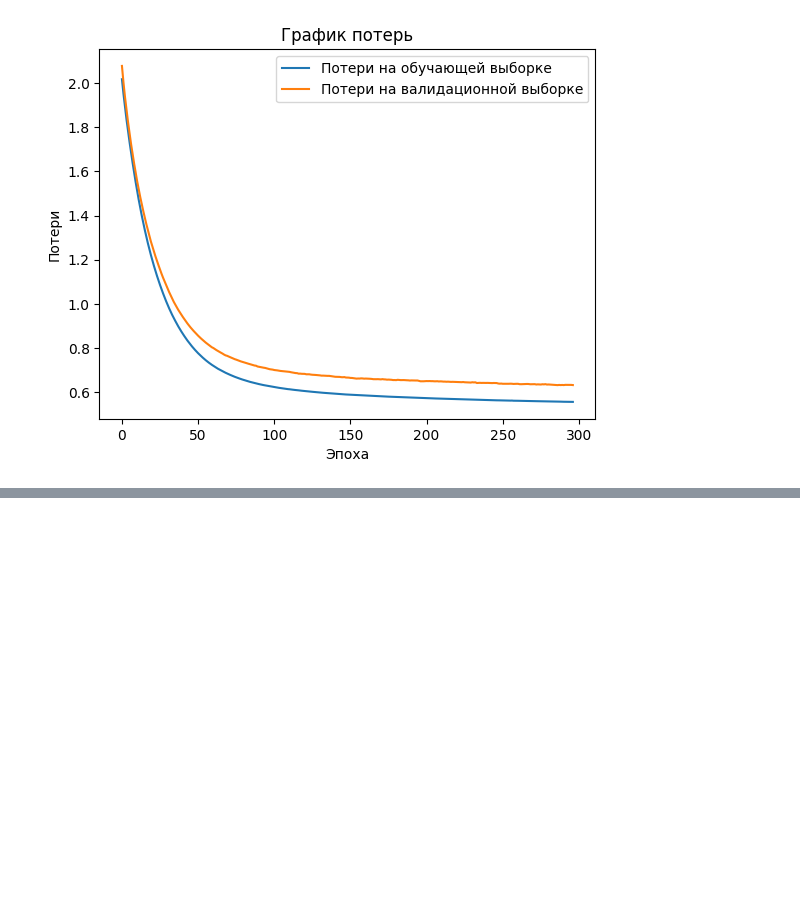
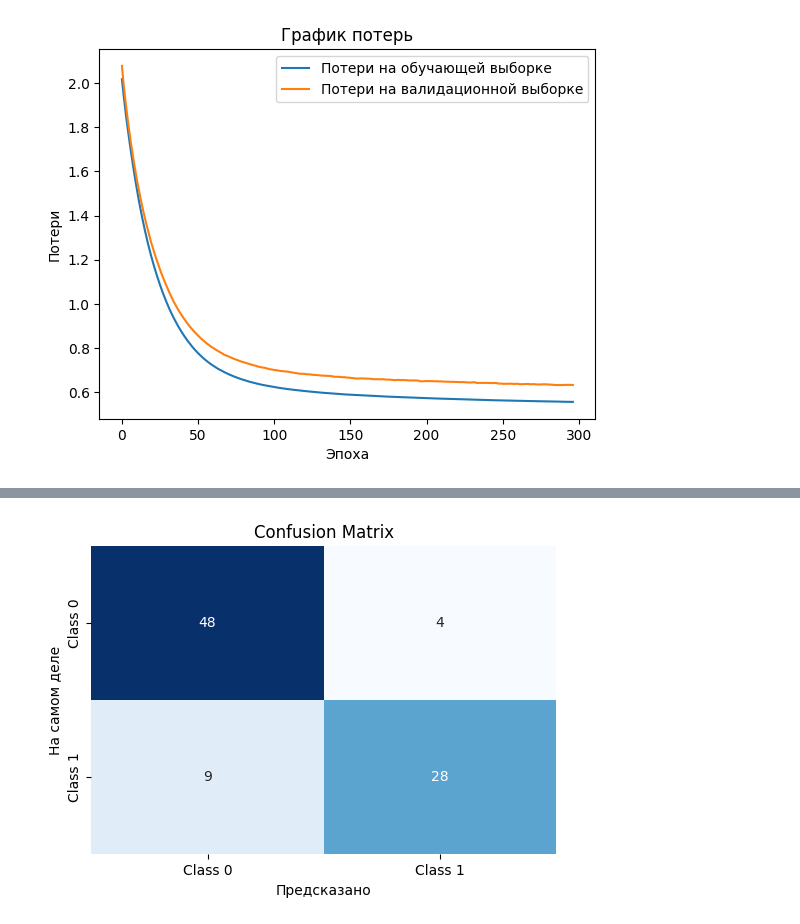
Before and after one commit to marcuryyy/DataAnalysisAndAI, a Jupyter notebook: titanic.ipynb, the cells around one changed output, grey strips where cells are left out. Drawn from its saved outputs; the diff is of its cells as text; code cells hidden in the pictures; blank space fills up the shorter version.

```diff
--- a/titanic.ipynb
+++ b/titanic.ipynb
@@ -1176,0 +979,17 @@ Feature names seen at fit time, yet now missing:
+# %%
+import matplotlib.pyplot as plt
+import seaborn as sns
+import numpy as np
+
+cm = np.array([[48, 4], [9, 28]])
+labels = ['Class 0', 'Class 1']
+
+fig, ax = plt.subplots(figsize=(6, 4))
+sns.heatmap(cm, annot=True, fmt='d', cmap='Blues', cbar=False,
+            xticklabels=labels, yticklabels=labels, ax=ax)
+ax.set_xlabel('Предсказано')
+ax.set_ylabel('На самом деле')
+ax.set_title('Confusion Matrix')
+plt.show()
+# %% [output]
+[figure, added]
```
Also changed, not shown: parts of 160 cells of this notebook.
